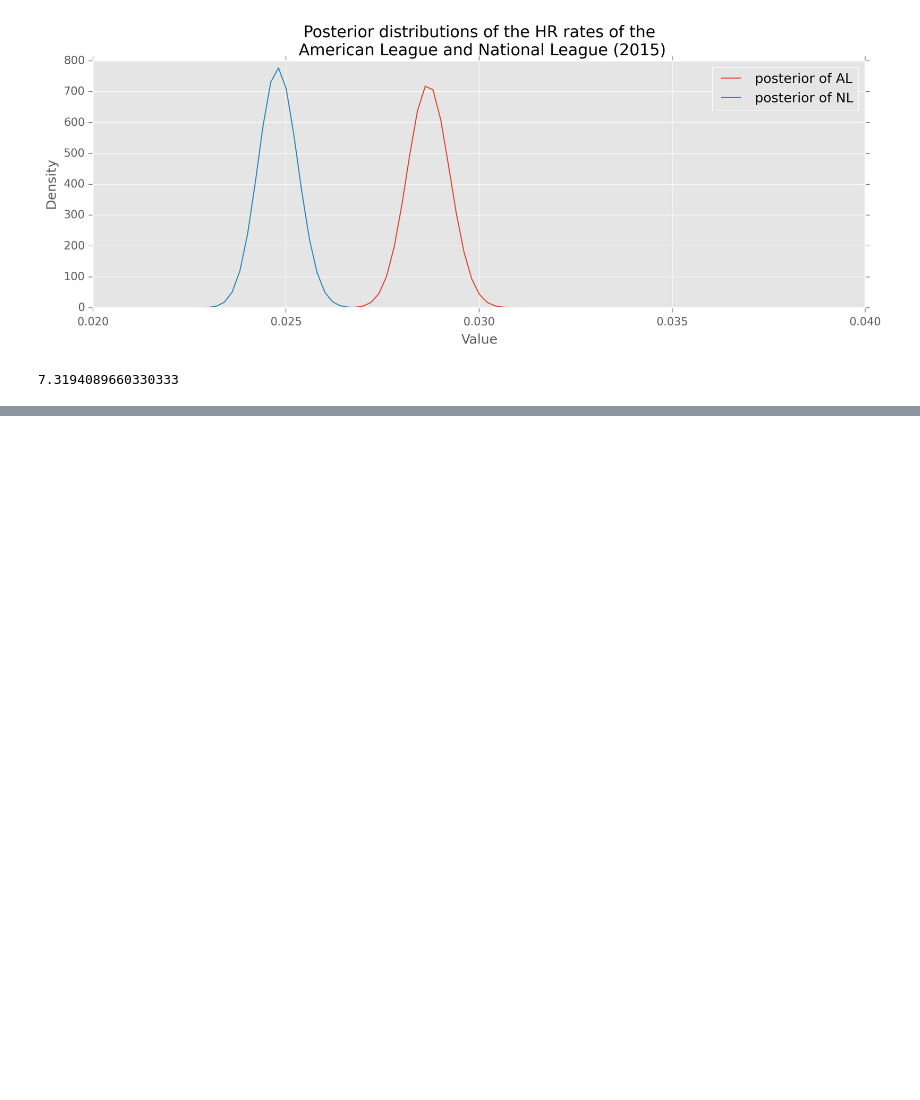
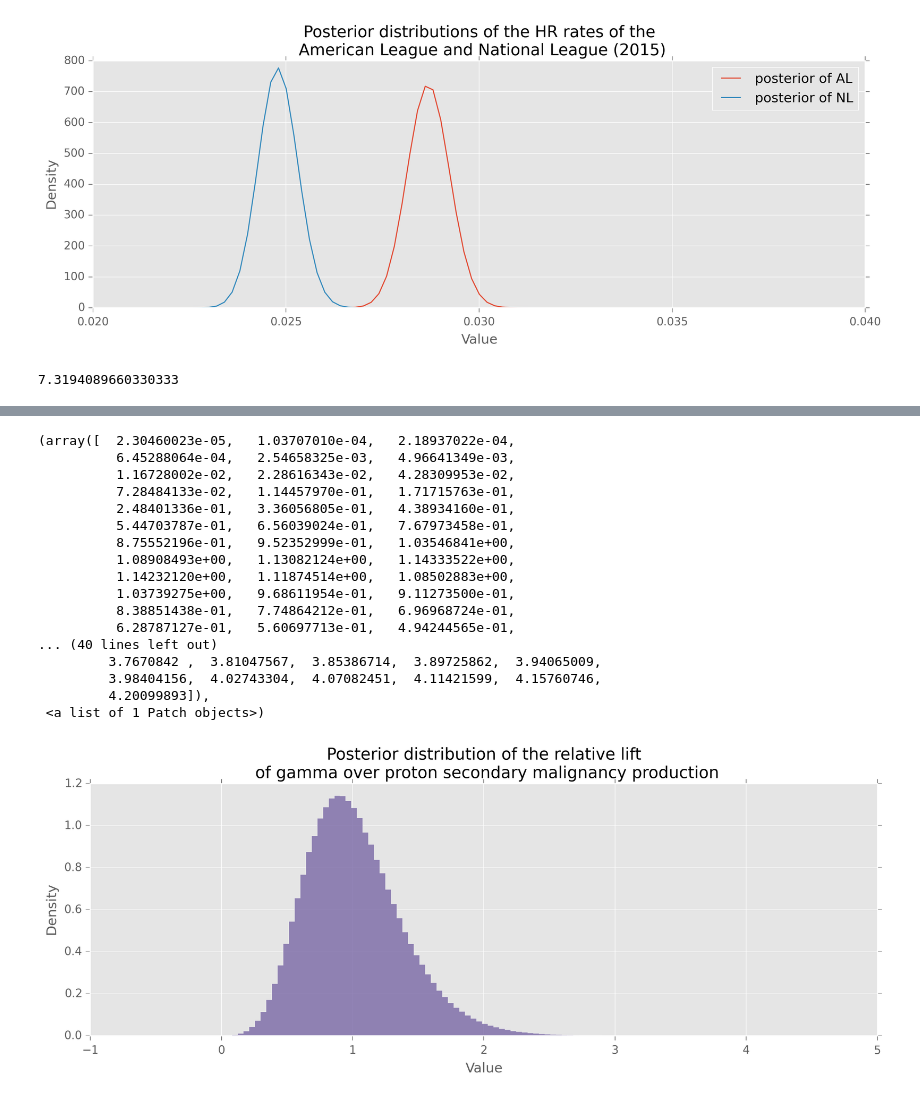
Before and after one commit to doolingdavid/ThinkStats2, a Jupyter notebook: code/chap01ex.ipynb, the cells around one changed output, grey strips where cells are left out. Cells and saved outputs as stored; diff of their text form; code cells hidden in the pictures; blank space fills up the shorter version.

```diff
--- a/code/chap01ex.ipynb
+++ b/code/chap01ex.ipynb
@@ -521,0 +568,31 @@ dbaseball
+# %%
+def relative_increase(a,b):
+    return (a-b)/b
+
+posterior_rel_increase = relative_increase(samples_posterior_gamma,
+     samples_posterior_proton)
+plt.xlabel('Value')
+plt.ylabel('Density')
+plt.title("""Posterior distribution of the relative lift \n of gamma over proton secondary malignancy production""")
+
+plt.hist(posterior_rel_increase,histtype='stepfilled', bins=100, alpha=0.80,
+         label = 'relative increase',color='#7A68A6', normed=True)
+# %% [output]
+(array([  2.30460023e-05,   1.03707010e-04,   2.18937022e-04,
+          6.45288064e-04,   2.54658325e-03,   4.96641349e-03,
+          1.16728002e-02,   2.28616343e-02,   4.28309953e-02,
+          7.28484133e-02,   1.14457970e-01,   1.71715763e-01,
+          2.48401336e-01,   3.36056805e-01,   4.38934160e-01,
+          5.44703787e-01,   6.56039024e-01,   7.67973458e-01,
+          8.75552196e-01,   9.52352999e-01,   1.03546841e+00,
+          1.08908493e+00,   1.13082124e+00,   1.14333522e+00,
+          1.14232120e+00,   1.11874514e+00,   1.08502883e+00,
+          1.03739275e+00,   9.68611954e-01,   9.11273500e-01,
+          8.38851438e-01,   7.74864212e-01,   6.96968724e-01,
+          6.28787127e-01,   5.60697713e-01,   4.94244565e-01,
+... (40 lines left out)
+         3.7670842 ,  3.81047567,  3.85386714,  3.89725862,  3.94065009,
+         3.98404156,  4.02743304,  4.07082451,  4.11421599,  4.15760746,
+         4.20099893]),
+ <a list of 1 Patch objects>)
+[figure, added]
```
Also changed, not shown: parts of 5 cells of this notebook.
